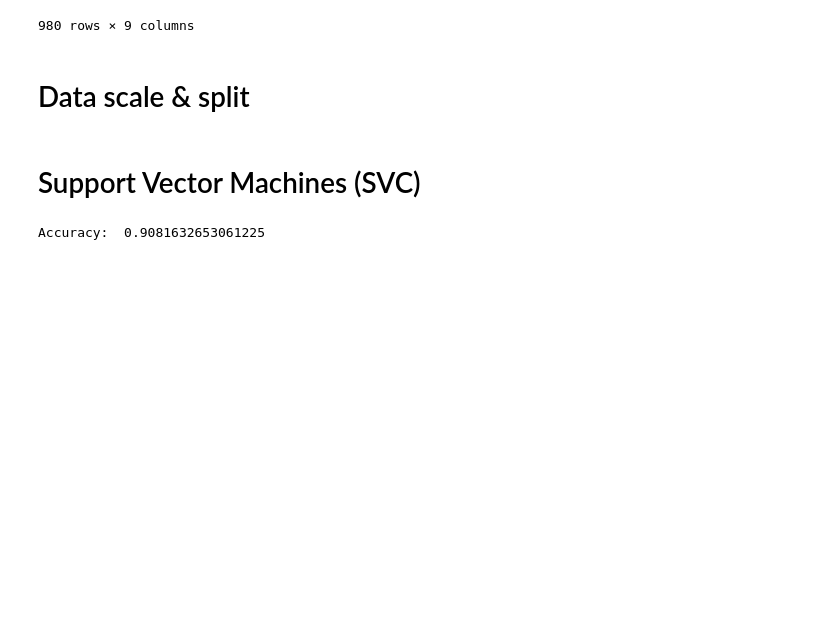
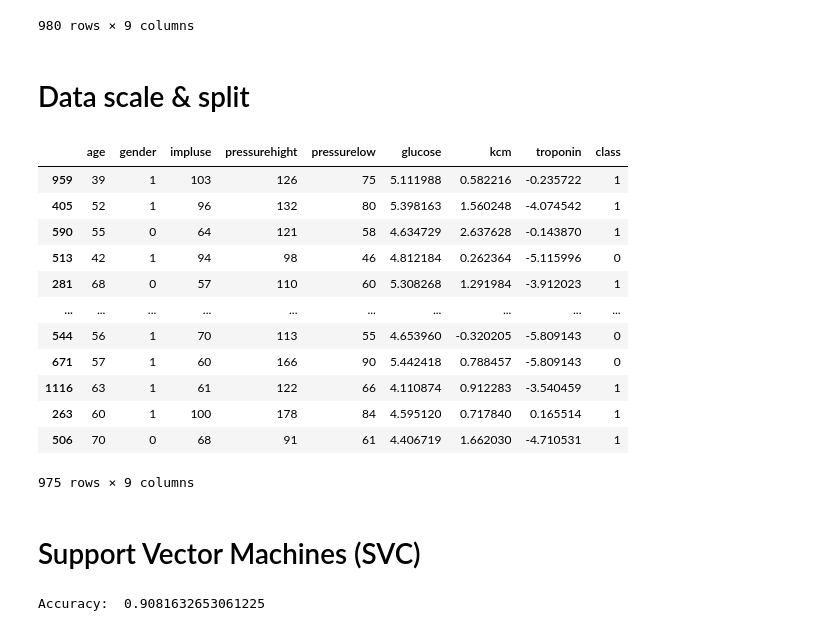
Before and after one commit to ABDELHALIM9/Advanced-Machine-Learning-, a Jupyter notebook: classification/Heart_Disease_Clsv2.ipynb, the cells around one changed output. Cells and saved outputs as stored; diff of their text form; code cells hidden in the pictures; blank space fills up the shorter version.

```diff
--- a/classification/Heart_Disease_Cls.ipynb
+++ b/classification/Heart_Disease_Clsv2.ipynb
@@ -753,6 +759,22 @@ scaler = StandardScaler()
 # Fit the scaler on the training data and transform both training and test data
 X_train_scaled = scaling(X_train)
 X_test_scaled = scaling(X_test)
+# %%
+df_randomized.head(-5)
+# %% [output]
+|  | age | gender | impluse | pressurehight | pressurelow | glucose | kcm | troponin | class |
+| 959 | 39 | 1 | 103 | 126 | 75 | 5.111988 | 0.582216 | -0.235722 | 1 |
+| 405 | 52 | 1 | 96 | 132 | 80 | 5.398163 | 1.560248 | -4.074542 | 1 |
+| 590 | 55 | 0 | 64 | 121 | 58 | 4.634729 | 2.637628 | -0.143870 | 1 |
+| 513 | 42 | 1 | 94 | 98 | 46 | 4.812184 | 0.262364 | -5.115996 | 0 |
+| 281 | 68 | 0 | 57 | 110 | 60 | 5.308268 | 1.291984 | -3.912023 | 1 |
+| ... | ... | ... | ... | ... | ... | ... | ... | ... | ... |
+| 544 | 56 | 1 | 70 | 113 | 55 | 4.653960 | -0.320205 | -5.809143 | 0 |
+| 671 | 57 | 1 | 60 | 166 | 90 | 5.442418 | 0.788457 | -5.809143 | 0 |
+| 1116 | 63 | 1 | 61 | 122 | 66 | 4.110874 | 0.912283 | -3.540459 | 1 |
+| 263 | 60 | 1 | 100 | 178 | 84 | 4.595120 | 0.717840 | 0.165514 | 1 |
+| 506 | 70 | 0 | 68 | 91 | 61 | 4.406719 | 1.662030 | -4.710531 | 1 |
+975 rows × 9 columns
 # %% [markdown]
 # Support Vector Machines (SVC)
 # %%
```
Also changed, not shown: parts of 8 cells of this notebook.
